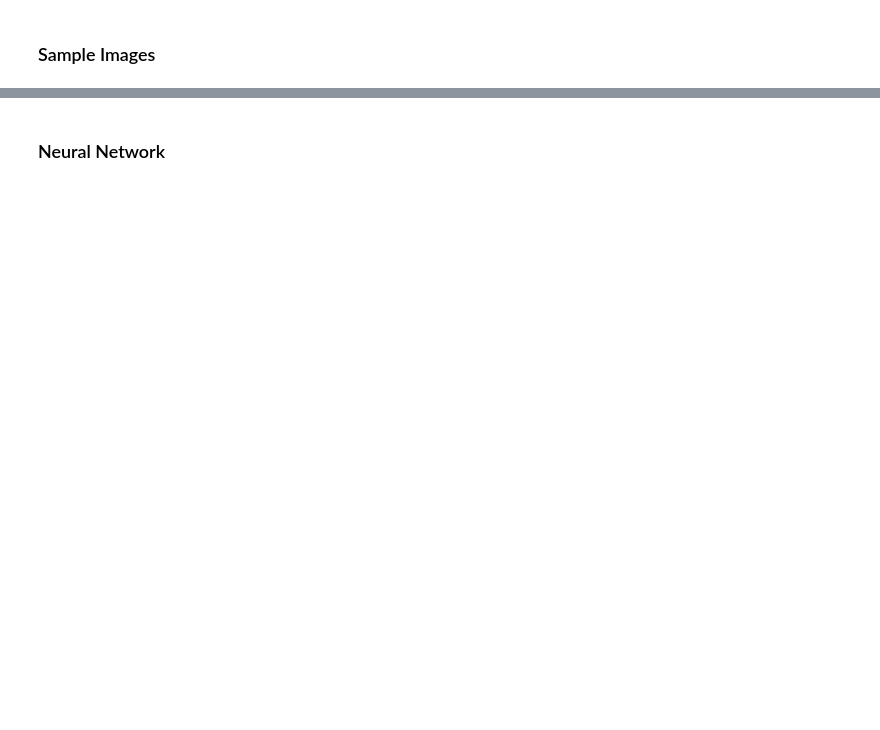
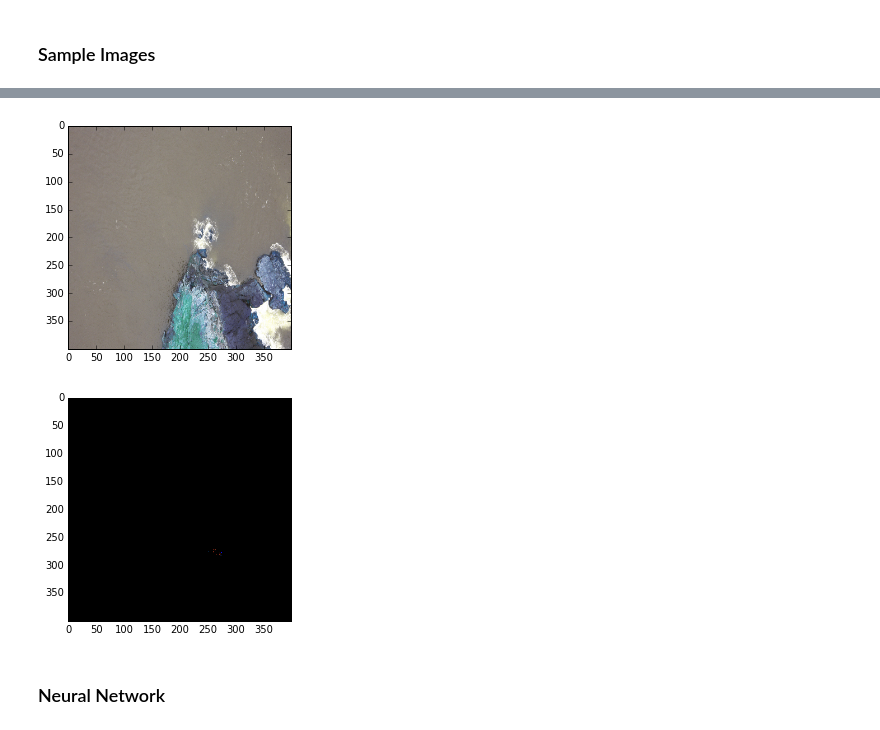
Before and after one commit to nandakishorkoka/noaa-sealions, a Jupyter notebook: noaa-sealions-2.ipynb, the cells around one changed output, grey strips where cells are left out. Cells and saved outputs as stored; diff of their text form; code cells hidden in the pictures; blank space fills up the shorter version.

```diff
--- a/noaa-sealions-2.ipynb
+++ b/noaa-sealions-2.ipynb
@@ -20,9 +29,15 @@ file_names = os.listdir(train_path)
 # %%
 def filter_image_files(file_names):
+    removes = []
     for f in file_names:
         if f.endswith('.jpg'):
-            pass
+            name,ext = f.split('.')
+            if int(name) in mismatch_ids:
+                removes.append(f)
         else:
-            file_names.remove(f)
+            removes.append(f)
+    for f in removes:
+        file_names.remove(f)
 
+file_names = os.listdir(train_path)
 filter_image_files(file_names)
@@ -99,33 +104,25 @@ def preprocess(train_path, train_blob_path):
 
     for f in file_names:
         img_1 = cv2.imread(train_path + f)
-        x.append(resize_1(img_1, (300,200)))
-#         x.append(resize_2(img_1, 0.2, 0.2))
+        x.append(resize_1(img_1, (img_cols,img_rows)))
 
         img_2 = cv2.imread(train_blob_path + f)
-        y.append(resize_1(img_2, (296,200)))
-#         y.append(resize_2(img_2, 0.2, 0.2))
+        y.append(resize_1(img_2, (img_cols,img_rows)))
 
     np_x = np.array(x)
     np_y = np.array(y)
 
     np_x = normalize(np_x)
-#     np_y = normalize(np_y)
 
     train_x = np_x[:-validation_count]
     train_y = np_y[:-validation_count]
     valid_x = np_x[-validation_count:]
     valid_y = np_y[-validation_count:]
 
-#     print (train_x.shape)
-#     print (train_y.shape)
-#     print (valid_x.shape)
-#     print (valid_y.shape)
-
-    from sys import platform
-    if platform != 'darwin': #OSError in MAC
-        pickle.dump((train_x, train_y), open('train.p', 'wb'))
-        pickle.dump((valid_x, valid_y), open('valid.p', 'wb'))
+    print (train_x.shape)
+    print (train_y.shape)
+    print (valid_x.shape)
+    print (valid_y.shape)
 
     return (train_x, train_y, valid_x, valid_y)
 # %%
@@ -133,3 +135,12 @@ train_x, train_y, valid_x, valid_y = preprocess(train_path, train_blob_path)
+# %%
+plt.imshow(train_x[1])
+plt.show()
+
+plt.imshow(train_y[1])
+plt.show()
+# %% [output]
+[figure, added]
+[figure, added]
 # %% [markdown]
 ### Neural Network
 # %%
```
Also changed, not shown: parts of 29 cells of this notebook, 3 other files.
